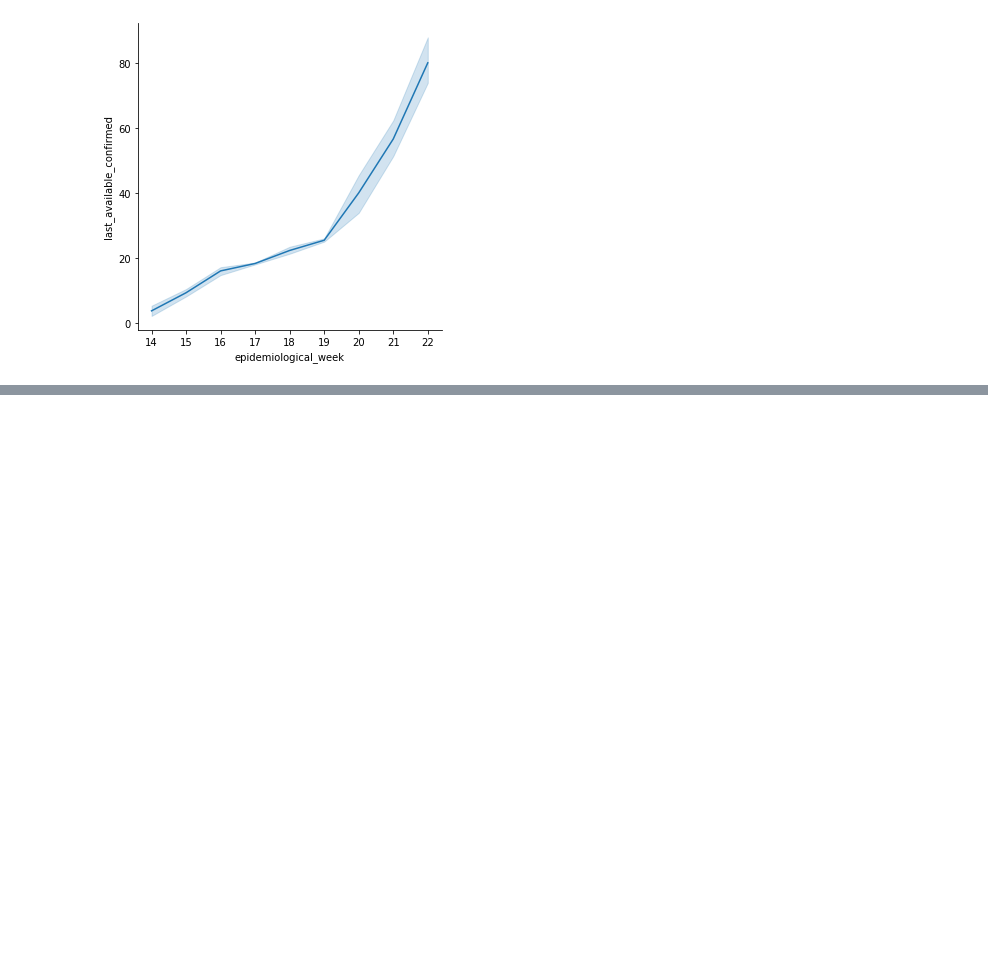
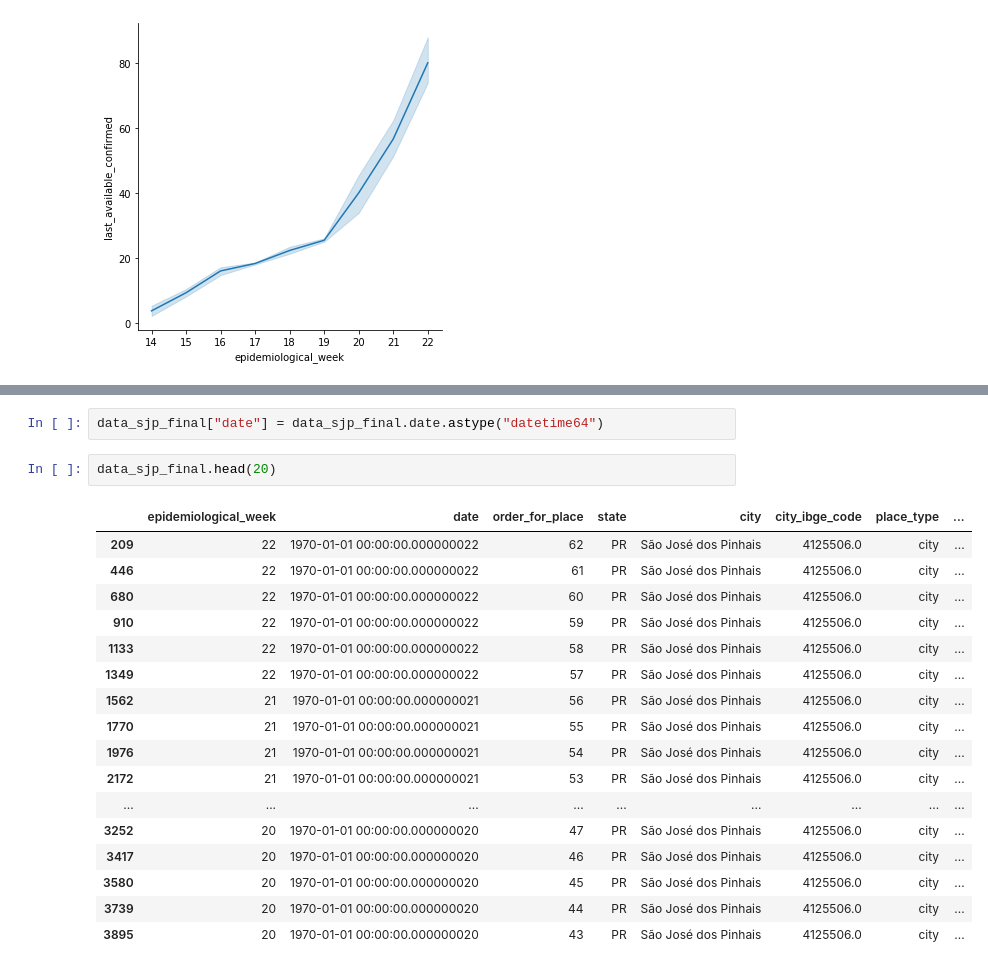
Before and after one commit to chorylka/data_science, a Jupyter notebook: covid_sjp.ipynb, the cells around one changed output, grey strips where cells are left out. Drawn from its saved outputs; the diff is of its cells as text; blank space fills up the shorter version.

```diff
--- a/covid_sjp.ipynb
+++ b/covid_sjp.ipynb
@@ -57,0 +85,22 @@ plt.show()
+# %%
+data_sjp_final["date"] = data_sjp_final.date.astype("datetime64")
+# %%
+data_sjp_final.head(20)
+# %% [output]
+|  | epidemiological_week | date | order_for_place | state | city | city_ibge_code | place_type | ... |
+| 209 | 22 | 1970-01-01 00:00:00.000000022 | 62 | PR | São José dos Pinhais | 4125506.0 | city | ... |
+| 446 | 22 | 1970-01-01 00:00:00.000000022 | 61 | PR | São José dos Pinhais | 4125506.0 | city | ... |
+| 680 | 22 | 1970-01-01 00:00:00.000000022 | 60 | PR | São José dos Pinhais | 4125506.0 | city | ... |
+| 910 | 22 | 1970-01-01 00:00:00.000000022 | 59 | PR | São José dos Pinhais | 4125506.0 | city | ... |
+| 1133 | 22 | 1970-01-01 00:00:00.000000022 | 58 | PR | São José dos Pinhais | 4125506.0 | city | ... |
+| 1349 | 22 | 1970-01-01 00:00:00.000000022 | 57 | PR | São José dos Pinhais | 4125506.0 | city | ... |
+| 1562 | 21 | 1970-01-01 00:00:00.000000021 | 56 | PR | São José dos Pinhais | 4125506.0 | city | ... |
+| 1770 | 21 | 1970-01-01 00:00:00.000000021 | 55 | PR | São José dos Pinhais | 4125506.0 | city | ... |
+| 1976 | 21 | 1970-01-01 00:00:00.000000021 | 54 | PR | São José dos Pinhais | 4125506.0 | city | ... |
+| 2172 | 21 | 1970-01-01 00:00:00.000000021 | 53 | PR | São José dos Pinhais | 4125506.0 | city | ... |
+| ... | ... | ... | ... | ... | ... | ... | ... | ... |
+| 3252 | 20 | 1970-01-01 00:00:00.000000020 | 47 | PR | São José dos Pinhais | 4125506.0 | city | ... |
+| 3417 | 20 | 1970-01-01 00:00:00.000000020 | 46 | PR | São José dos Pinhais | 4125506.0 | city | ... |
+| 3580 | 20 | 1970-01-01 00:00:00.000000020 | 45 | PR | São José dos Pinhais | 4125506.0 | city | ... |
+| 3739 | 20 | 1970-01-01 00:00:00.000000020 | 44 | PR | São José dos Pinhais | 4125506.0 | city | ... |
+| 3895 | 20 | 1970-01-01 00:00:00.000000020 | 43 | PR | São José dos Pinhais | 4125506.0 | city | ... |
```
Also changed, not shown: parts of 6 cells of this notebook.
